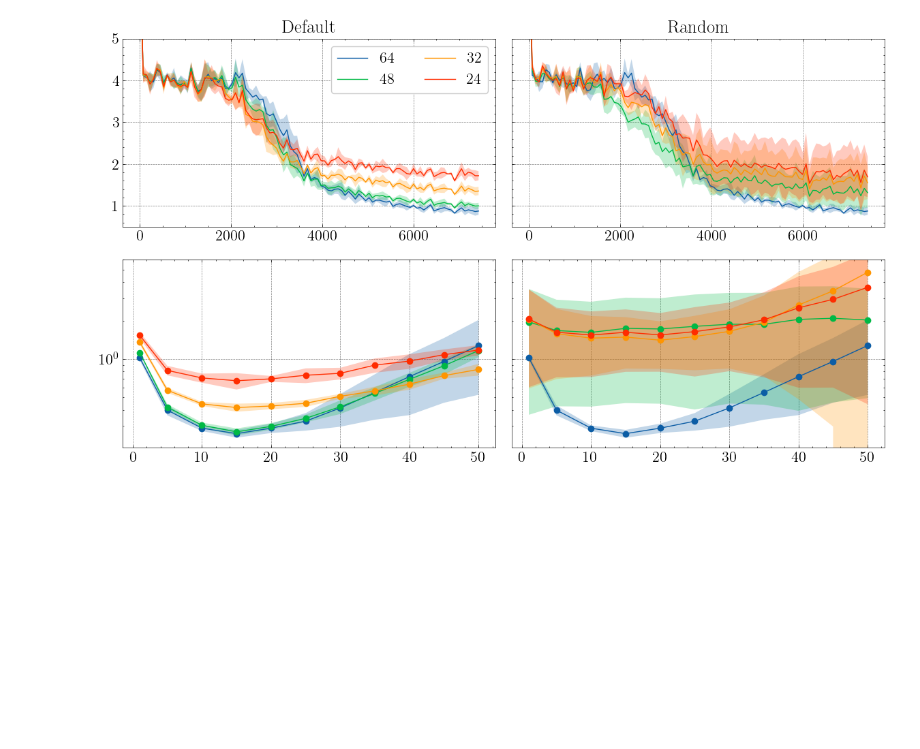
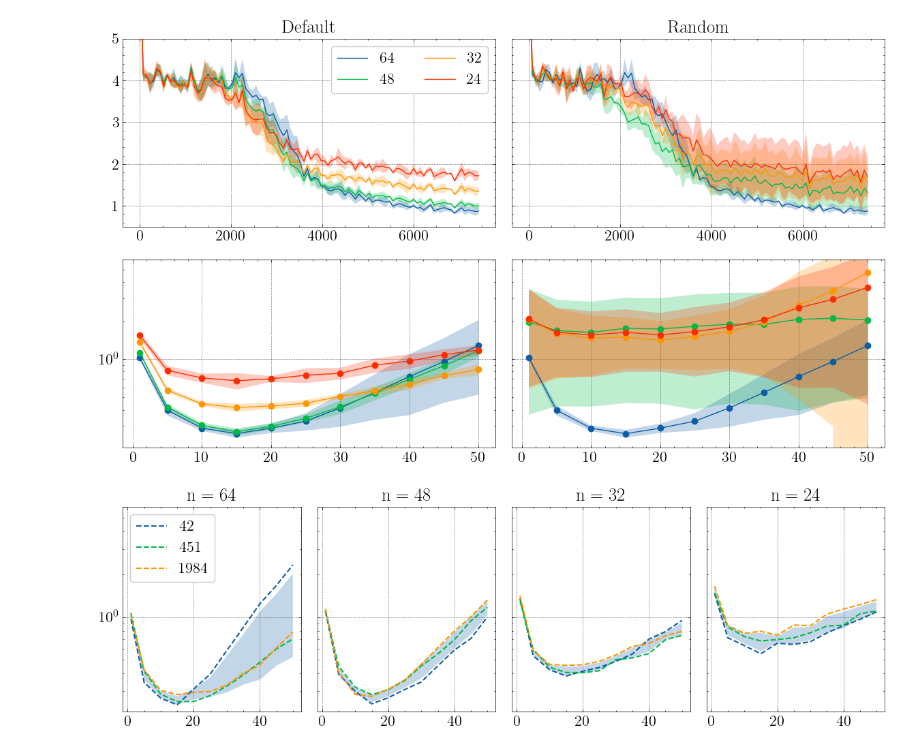
Before and after one commit to DaniilLaptev/TBankFoundations, a Jupyter notebook: results/experiment 5/analysis.ipynb, the cells around one changed output. Drawn from its saved outputs; the diff is of its cells as text; code cells hidden in the pictures; blank space fills up the shorter version.

```diff
--- a/results/experiment 5/analysis.ipynb
+++ b/results/experiment 5/analysis.ipynb
@@ -140,3 +140,51 @@ plt.savefig('./loss comparison.svg')
 plt.show()
 # %% [output]
 [figure]
+# %%
+fig, axs = plt.subplots(1, 4, figsize=(12, 4), sharey=True)
+
+x = np.arange(0, 7500, 75)
+
+groups = []
+ns = [64, 48, 32, 24]
+for model in ['default']:
+    for n in ns:
+        group = []
+        for seed in [42, 451, 1984]:
+            group.append(f'{model}_10_{n}_{seed}')
+        groups.append(group)
+
+bs = [1] + list(range(5, 51, 5))
+for i, (group, model) in enumerate(zip(groups, ns)):
+
+    for seed in [42, 451, 1984]:
+        data = load_data(f'default_10_{model}_{seed}')['extr']
+        axs[i].plot(bs, data, label = seed, linewidth = 1.5, linestyle = '--')
+
+    mean, var = get_plotting_data('extr', *group)
+    axs[i].fill_between(bs, mean + var, mean - var, alpha = 0.25, linewidth = 0)
+
+for i in range(4):
+    axs[i].set_yscale('log')
+    axs[i].set_ylim(top = 6)
+
+axs[0].title.set_text('n = 64')
+axs[1].title.set_text('n = 48')
+axs[2].title.set_text('n = 32')
+axs[3].title.set_text('n = 24')
+
+# colors = [axs[0].get_lines()[i].get_color() for i in range(4)]
+
+# handles = [plt.Line2D([0], [0], color=colors[i], linestyle='--', lw=2) for i in range(3)]
+# handles += [plt.Line2D([0], [0], color=colors[-1], lw=2)]
+
+# labels_legend = [42, 451, 1984] + ['Mean']
+# for i in range(4):
+#     axs[i].legend([handles[i]], [labels_legend[i]], loc = 'upper center', ncols = 1)
+
+axs[0].legend(loc = 'upper left')
+plt.tight_layout()
+plt.savefig('./extrap comparison.svg')
+plt.show()
+# %% [output]
+[figure, added]
```
Also changed, not shown: 5 other files.
